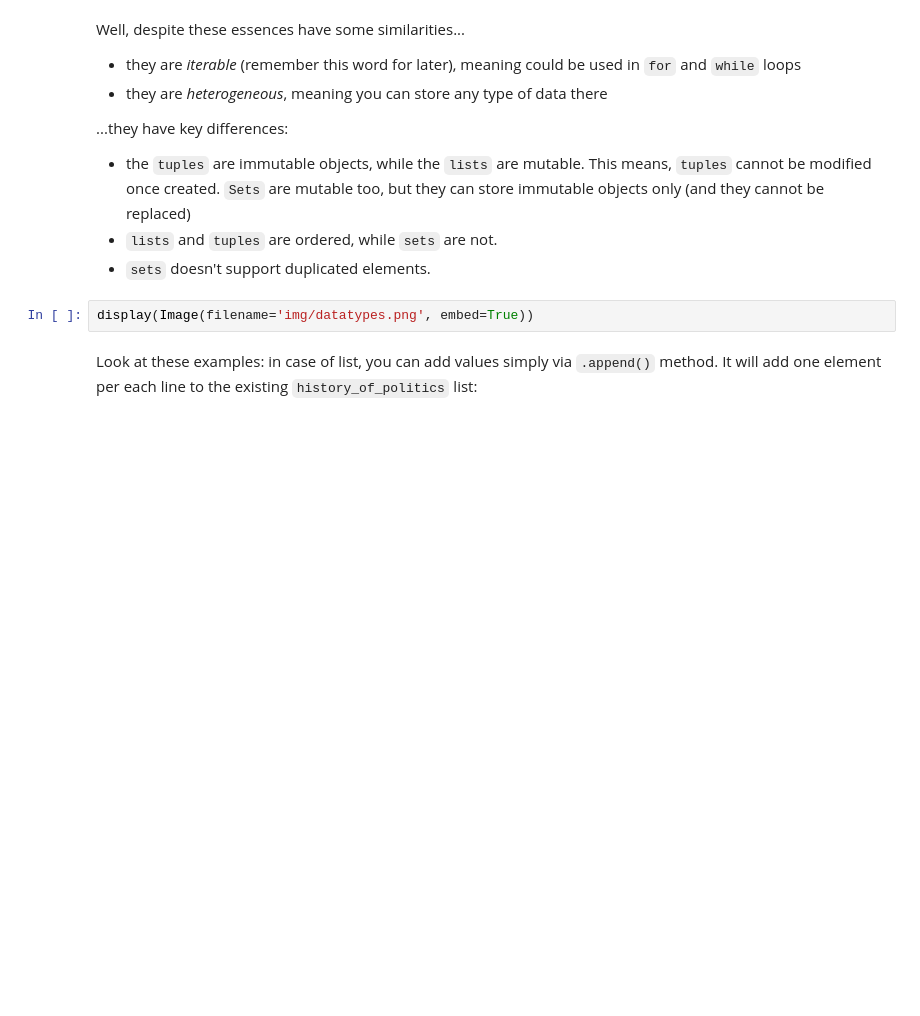
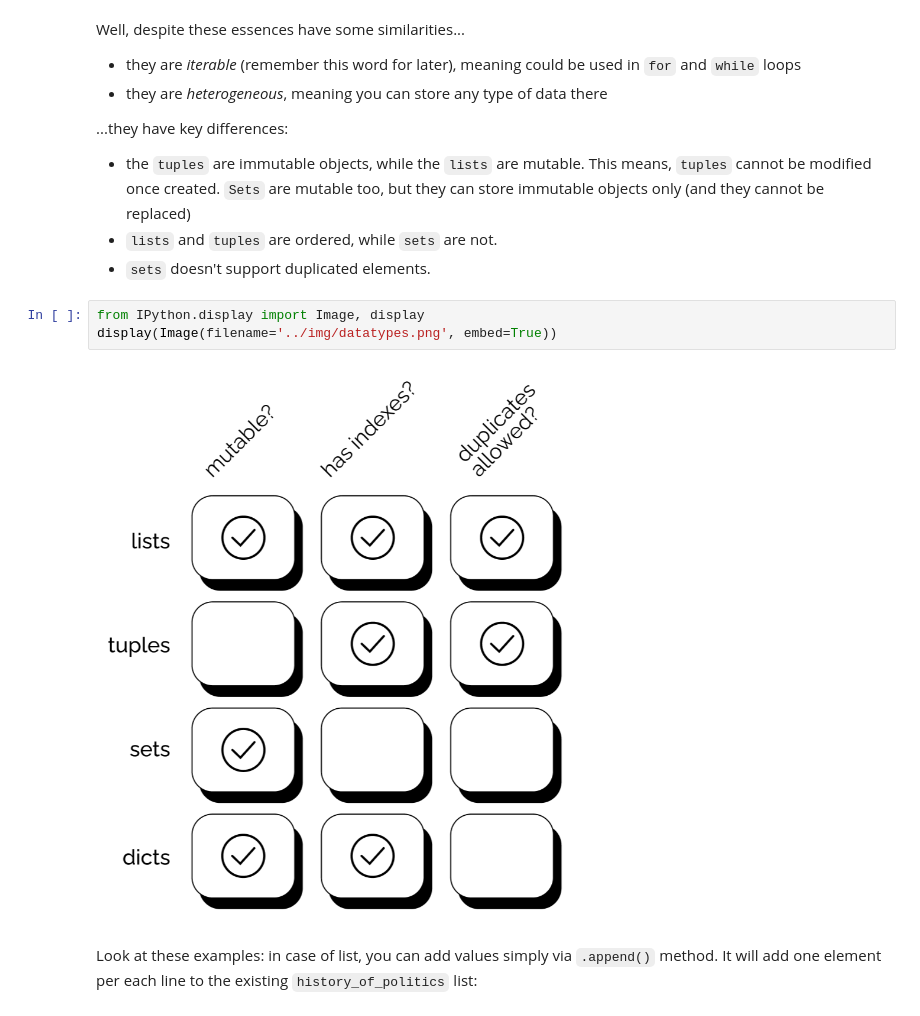
Before and after one commit to alexpoov/Py4SC, a Jupyter notebook: seminars/w2_loops_and_sequences.ipynb, the cells around one changed output. Cells and saved outputs as stored; diff of their text form; blank space fills up the shorter version.

```diff
--- a/seminars/w2_loops_and_sequences.ipynb
+++ b/seminars/w2_loops_and_sequences.ipynb
@@ -59,7 +59,10 @@ Well, despite these essences have some similarities...
 * `lists` and `tuples` are ordered, while `sets` are not.
 * `sets` doesn't support duplicated elements.
 # %%
-display(Image(filename='img/datatypes.png', embed=True))
+from IPython.display import Image, display
+display(Image(filename='../img/datatypes.png', embed=True))
+# %% [output]
+[figure, added]
 # %% [markdown]
 Look at these examples: in case of list, you can add values simply via `.append()` method. It will add one element per each line to the existing `history_of_politics` list:
 # %%
```
Also changed, not shown: parts of 1 cell of this notebook, 6 other files.
